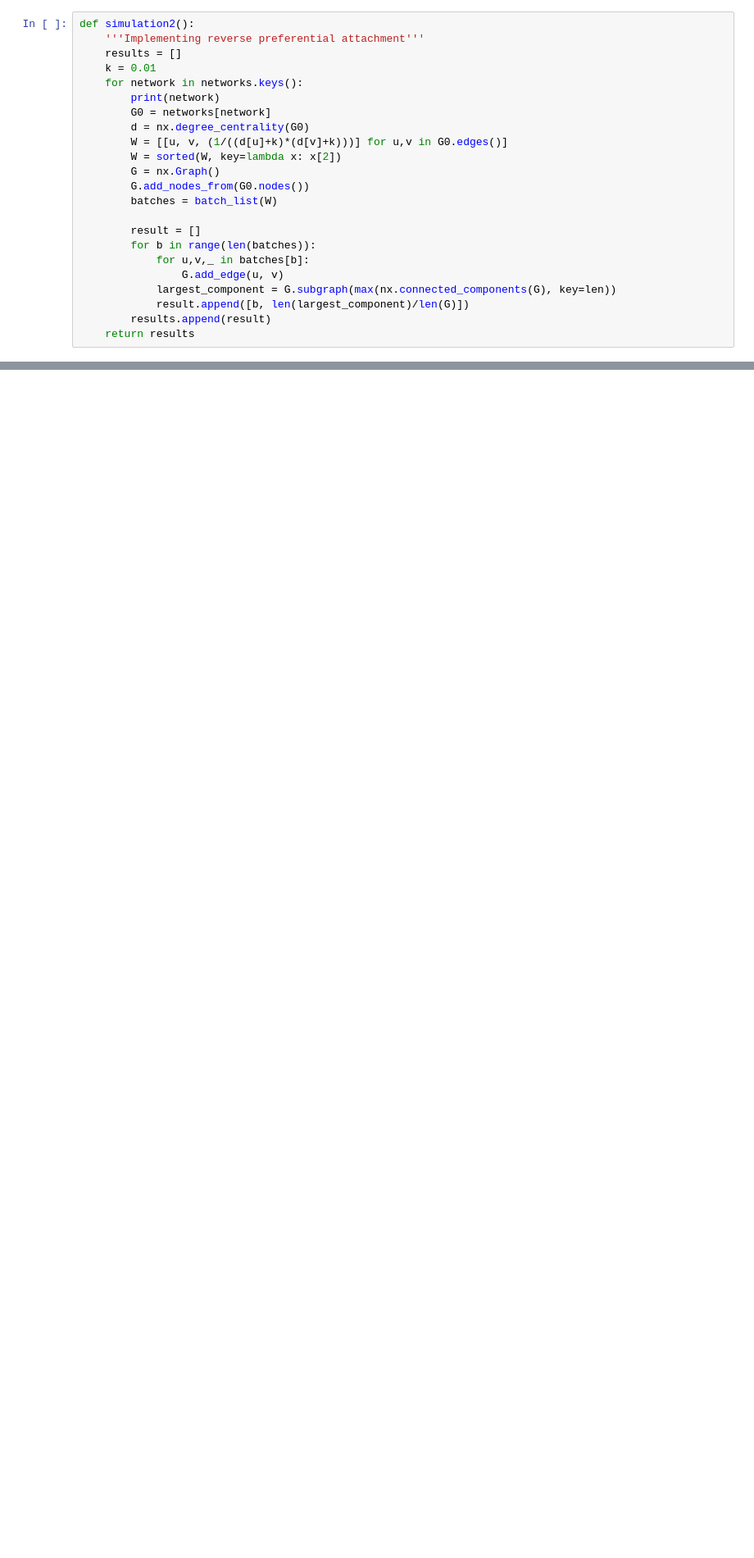
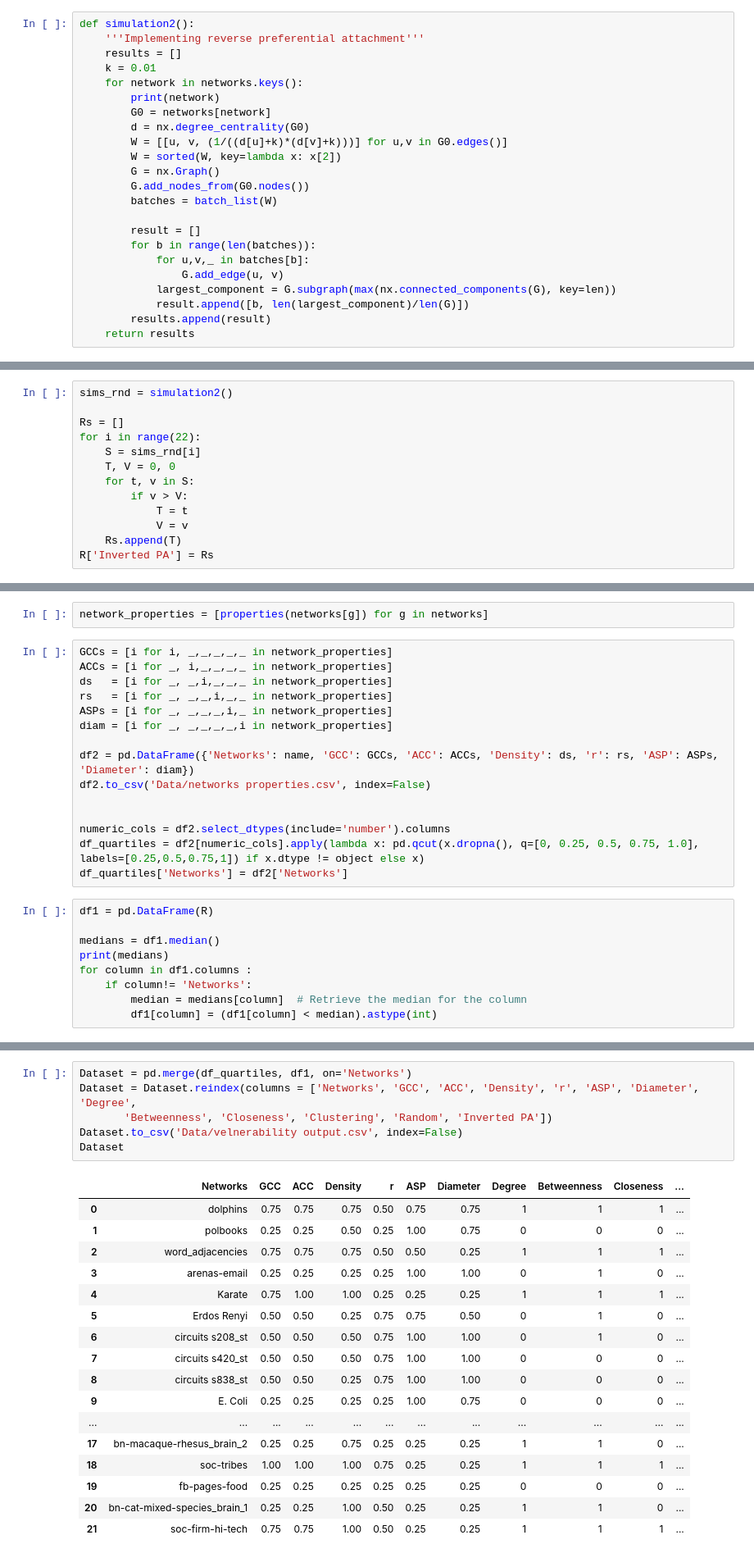
Before and after one commit to almusawiaf/Attack-and-Survive-in-Complex-Network, a Jupyter notebook: percolation analysis.ipynb, the cells around one changed output, grey strips where cells are left out. Shown at 82% size. Cells and saved outputs as stored; diff of their text form; blank space fills up the shorter version.

```diff
--- a/percolation analysis.ipynb
+++ b/percolation analysis.ipynb
@@ -327,0 +429,13 @@ Barabasi_albert_graph
+# %%
+sims_rnd = simulation2()
+
+Rs = []
+for i in range(22):
+    S = sims_rnd[i]
+    T, V = 0, 0
+    for t, v in S:
+        if v > V:
+            T = t
+            V = v
+    Rs.append(T)
+R['Inverted PA'] = Rs
@@ -327,0 +460,26 @@ Barabasi_albert_graph
+# %%
+network_properties = [properties(networks[g]) for g in networks]
+# %%
+GCCs = [i for i, _,_,_,_,_ in network_properties]
+ACCs = [i for _, i,_,_,_,_ in network_properties]
+ds   = [i for _, _,i,_,_,_ in network_properties]
+rs   = [i for _, _,_,i,_,_ in network_properties]
+ASPs = [i for _, _,_,_,i,_ in network_properties]
+diam = [i for _, _,_,_,_,i in network_properties]
+
+df2 = pd.DataFrame({'Networks': name, 'GCC': GCCs, 'ACC': ACCs, 'Density': ds, 'r': rs, 'ASP': ASPs, 'Diameter': diam})
+df2.to_csv('Data/networks properties.csv', index=False)
+
+
+numeric_cols = df2.select_dtypes(include='number').columns
+df_quartiles = df2[numeric_cols].apply(lambda x: pd.qcut(x.dropna(), q=[0, 0.25, 0.5, 0.75, 1.0], labels=[0.25,0.5,0.75,1]) if x.dtype != object else x)
+df_quartiles['Networks'] = df2['Networks']
+# %%
+df1 = pd.DataFrame(R)
+
+medians = df1.median()
+print(medians)
+for column in df1.columns :
+    if column!= 'Networks':
+        median = medians[column]  # Retrieve the median for the column
+        df1[column] = (df1[column] < median).astype(int)
@@ -327,0 +494,24 @@ Barabasi_albert_graph
+# %%
+Dataset = pd.merge(df_quartiles, df1, on='Networks')
+Dataset = Dataset.reindex(columns = ['Networks', 'GCC', 'ACC', 'Density', 'r', 'ASP', 'Diameter', 'Degree',
+       'Betweenness', 'Closeness', 'Clustering', 'Random', 'Inverted PA'])
+Dataset.to_csv('Data/velnerability output.csv', index=False)
+Dataset
+# %% [output]
+|  | Networks | GCC | ACC | Density | r | ASP | Diameter | Degree | Betweenness | Closeness | ... |
+| 0 | dolphins | 0.75 | 0.75 | 0.75 | 0.50 | 0.75 | 0.75 | 1 | 1 | 1 | ... |
+| 1 | polbooks | 0.25 | 0.25 | 0.50 | 0.25 | 1.00 | 0.75 | 0 | 0 | 0 | ... |
+| 2 | word_adjacencies | 0.75 | 0.75 | 0.75 | 0.50 | 0.50 | 0.25 | 1 | 1 | 1 | ... |
+| 3 | arenas-email | 0.25 | 0.25 | 0.25 | 0.25 | 1.00 | 1.00 | 0 | 1 | 0 | ... |
+| 4 | Karate | 0.75 | 1.00 | 1.00 | 0.25 | 0.25 | 0.25 | 1 | 1 | 1 | ... |
+| 5 | Erdos Renyi | 0.50 | 0.50 | 0.25 | 0.75 | 0.75 | 0.50 | 0 | 1 | 0 | ... |
+| 6 | circuits s208_st | 0.50 | 0.50 | 0.50 | 0.75 | 1.00 | 1.00 | 0 | 1 | 0 | ... |
+| 7 | circuits s420_st | 0.50 | 0.50 | 0.50 | 0.75 | 1.00 | 1.00 | 0 | 0 | 0 | ... |
+| 8 | circuits s838_st | 0.50 | 0.50 | 0.25 | 0.75 | 1.00 | 1.00 | 0 | 0 | 0 | ... |
+| 9 | E. Coli | 0.25 | 0.25 | 0.25 | 0.25 | 1.00 | 0.75 | 0 | 0 | 0 | ... |
+| ... | ... | ... | ... | ... | ... | ... | ... | ... | ... | ... | ... |
+| 17 | bn-macaque-rhesus_brain_2 | 0.25 | 0.25 | 0.75 | 0.25 | 0.25 | 0.25 | 1 | 1 | 0 | ... |
+| 18 | soc-tribes | 1.00 | 1.00 | 1.00 | 0.75 | 0.25 | 0.25 | 1 | 1 | 1 | ... |
+| 19 | fb-pages-food | 0.25 | 0.25 | 0.25 | 0.25 | 0.25 | 0.25 | 0 | 0 | 0 | ... |
+| 20 | bn-cat-mixed-species_brain_1 | 0.25 | 0.25 | 1.00 | 0.50 | 0.25 | 0.25 | 1 | 1 | 0 | ... |
+| 21 | soc-firm-hi-tech | 0.75 | 0.75 | 1.00 | 0.50 | 0.25 | 0.25 | 1 | 1 | 1 | ... |
```
Also changed, not shown: parts of 11 cells of this notebook, 4 other files.
